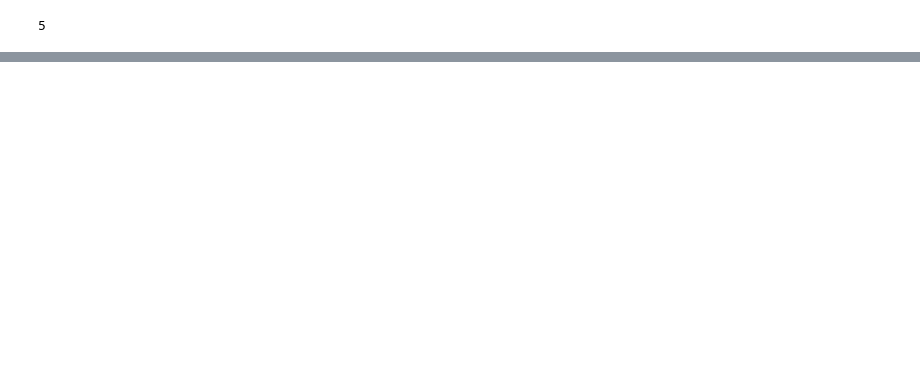
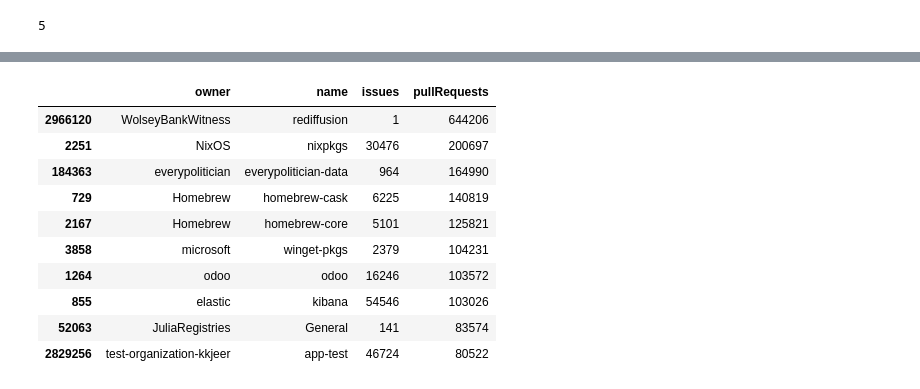
Before and after one commit to pelmers/github-repository-metadata, a Jupyter notebook: explore_github_all_repos.ipynb, the cells around one changed output, grey strips where cells are left out. Saved outputs shown, nothing was run; the diff lists cells and outputs as text; code cells hidden in the pictures; blank space fills up the shorter version.

```diff
--- a/explore_github_all_repos.ipynb
+++ b/explore_github_all_repos.ipynb
@@ -251,0 +261,15 @@ g_index_by_author['pelmers']
+# %%
+# Print owner/name of top 10 by pull request count
+df.sort_values(by='pullRequests', ascending=False).head(10)[['owner', 'name', 'issues', 'pullRequests']]
+# %% [output]
+|  | owner | name | issues | pullRequests |
+| 2966120 | WolseyBankWitness | rediffusion | 1 | 644206 |
+| 2251 | NixOS | nixpkgs | 30476 | 200697 |
+| 184363 | everypolitician | everypolitician-data | 964 | 164990 |
+| 729 | Homebrew | homebrew-cask | 6225 | 140819 |
+| 2167 | Homebrew | homebrew-core | 5101 | 125821 |
+| 3858 | microsoft | winget-pkgs | 2379 | 104231 |
+| 1264 | odoo | odoo | 16246 | 103572 |
+| 855 | elastic | kibana | 54546 | 103026 |
+| 52063 | JuliaRegistries | General | 141 | 83574 |
+| 2829256 | test-organization-kkjeer | app-test | 46724 | 80522 |
```
Also changed, not shown: parts of 13 cells of this notebook, 1 other file.
